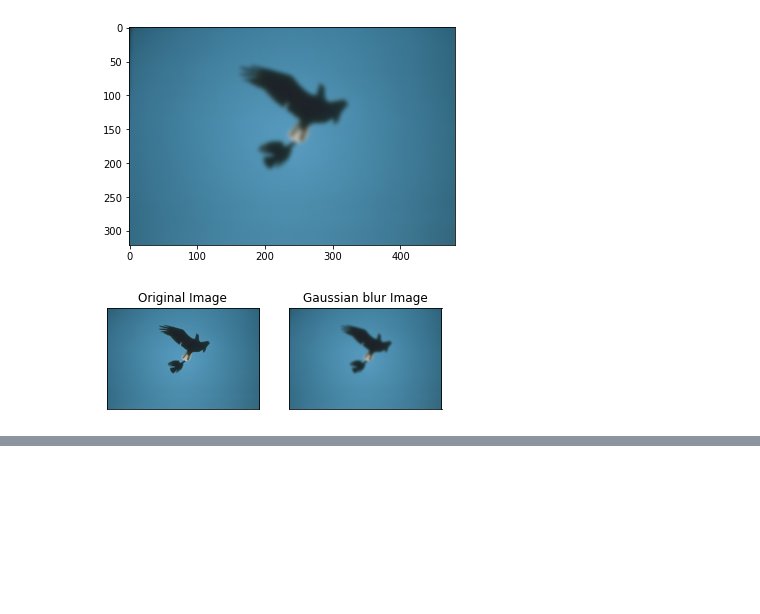
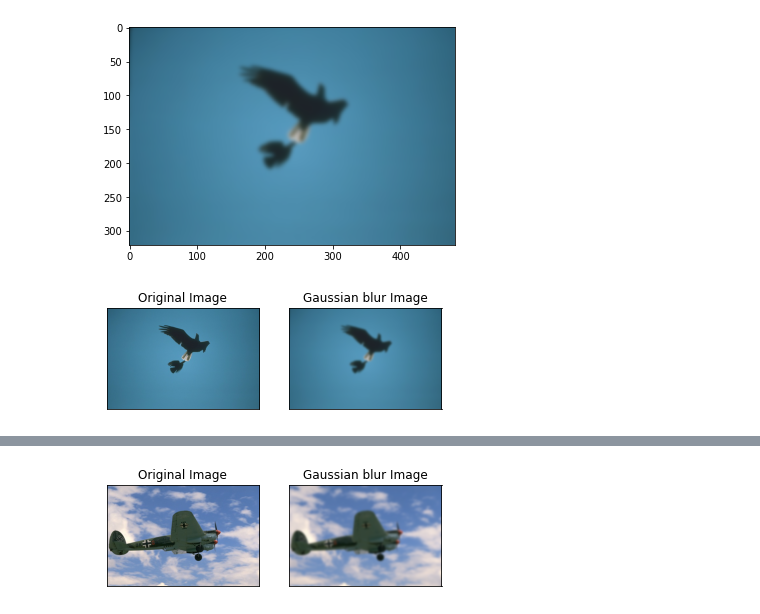
Before and after one commit to bavya-sri/Rasmalai, a Jupyter notebook: GaussianBlur.ipynb, the cells around one changed output, grey strips where cells are left out. Saved outputs shown, nothing was run; the diff lists cells and outputs as text; code cells hidden in the pictures; blank space fills up the shorter version.

```diff
--- a/GaussianBlur.ipynb
+++ b/GaussianBlur.ipynb
@@ -45,0 +69,14 @@ plt.show()
+# %%
+output = [image, blurred]
+
+titles = ['Original Image', 'Gaussian blur Image']
+
+for i in range(2):
+    plt.subplot(1, 2, i + 1)
+    plt.imshow(output[i])
+    plt.title(titles[i])
+    plt.xticks([])
+    plt.yticks([])
+plt.show()
+# %% [output]
+[figure, added]
```
Also changed, not shown: parts of 3 cells of this notebook.
